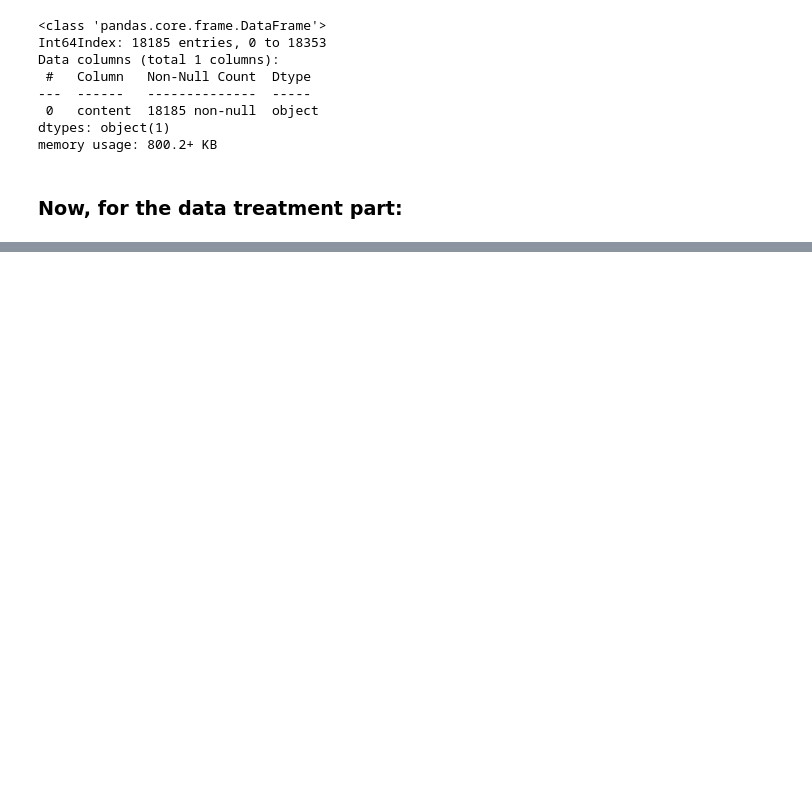
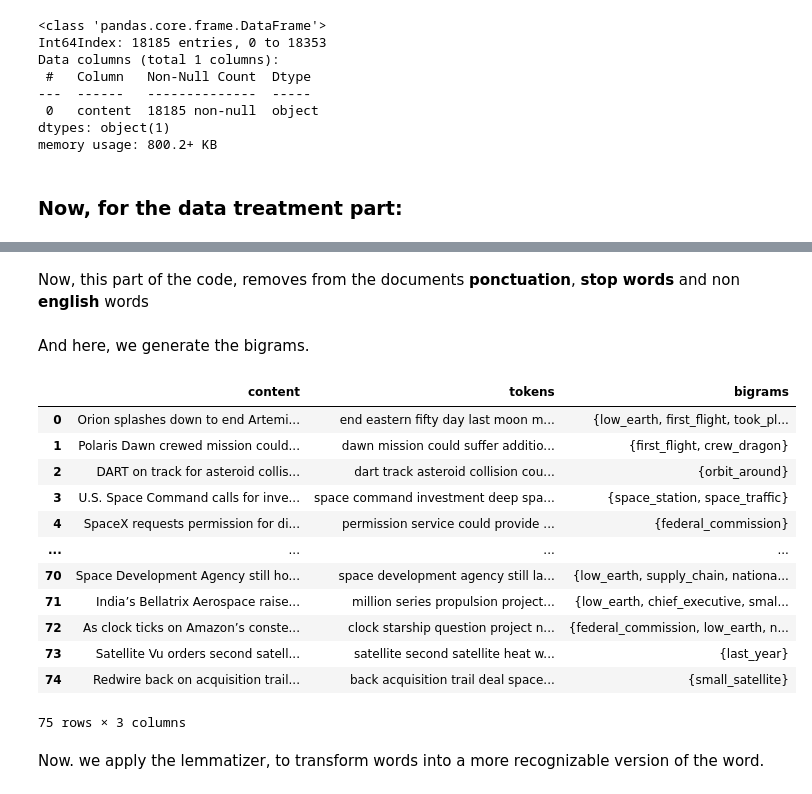
Before and after one commit to SWE3T/TopicModeling, a Jupyter notebook: SpaceNews.ipynb, the cells around one changed output, grey strips where cells are left out. Drawn from its saved outputs; the diff is of its cells as text; code cells hidden in the pictures; blank space fills up the shorter version.

```diff
--- a/SpaceNews.ipynb
+++ b/SpaceNews.ipynb
@@ -209,8 +220,3 @@ dtypes: object(1)
 memory usage: 800.2+ KB
 # %% [markdown]
 ### Now, for the data treatment part:
-# %%
-stop_words = set(stopwords.words('english'))
-
-# This very Pythonic lamba function removes the stopwords and tokenize the document, and the filtered doc is saved in the tokens column.
-data['tokens'] = data['content'].apply(lambda x: [token for token in nltk.word_tokenize(x) if token.lower() not in stop_words])
@@ -222,0 +223,4 @@ See the caveats in the documentation: https://pandas.pydata.org/pandas-docs/stab
+# %%
+# For testing purposes, this line set data to be a part of the dataset;
+data = data[:75]
+data
@@ -222,0 +241,41 @@ See the caveats in the documentation: https://pandas.pydata.org/pandas-docs/stab
+# %% [markdown]
+Now, this part of the code, removes from the documents **ponctuation**, **stop words** and non **english** words
+# %%
+data['tokens'] = data['content'].apply(lambda x: clean(x))
+# %% [markdown]
+And here, we generate the bigrams.
+# %%
+data['tokens'] = data['tokens'].apply(word_tokenize)
+
+sentences = data['tokens'].tolist()
+
+bigram_model = Phrases(sentences, min_count=4)
+bigram_phraser = Phraser(bigram_model)
+
+def apply_bigrams(tokens):
+    return ' '.join(list(bigram_phraser[tokens]))
+
+data['tokens'] = data['tokens'].apply(apply_bigrams)
+# %%
+def filter_words_with_underscore(text):
+    words = text.split()
+    return set([word for word in words if '_' in word])
+
+data['bigrams'] = data['tokens'].apply(lambda x: filter_words_with_underscore(x))
+data
+# %% [output]
+|  | content | tokens | bigrams |
+| 0 | Orion splashes down to end Artemi... | end eastern fifty day last moon m... | {low_earth, first_flight, took_pl... |
+| 1 | Polaris Dawn crewed mission could... | dawn mission could suffer additio... | {first_flight, crew_dragon} |
+| 2 | DART on track for asteroid collis... | dart track asteroid collision cou... | {orbit_around} |
+| 3 | U.S. Space Command calls for inve... | space command investment deep spa... | {space_station, space_traffic} |
+| 4 | SpaceX requests permission for di... | permission service could provide ... | {federal_commission} |
+| ... | ... | ... | ... |
+| 70 | Space Development Agency still ho... | space development agency still la... | {low_earth, supply_chain, nationa... |
+| 71 | India’s Bellatrix Aerospace raise... | million series propulsion project... | {low_earth, chief_executive, smal... |
+| 72 | As clock ticks on Amazon’s conste... | clock starship question project n... | {federal_commission, low_earth, n... |
+| 73 | Satellite Vu orders second satell... | satellite second satellite heat w... | {last_year} |
+| 74 | Redwire back on acquisition trail... | back acquisition trail deal space... | {small_satellite} |
+75 rows × 3 columns
+# %% [markdown]
+Now. we apply the lemmatizer, to transform words into a more recognizable version of the word.
```
Also changed, not shown: parts of 25 cells of this notebook.
